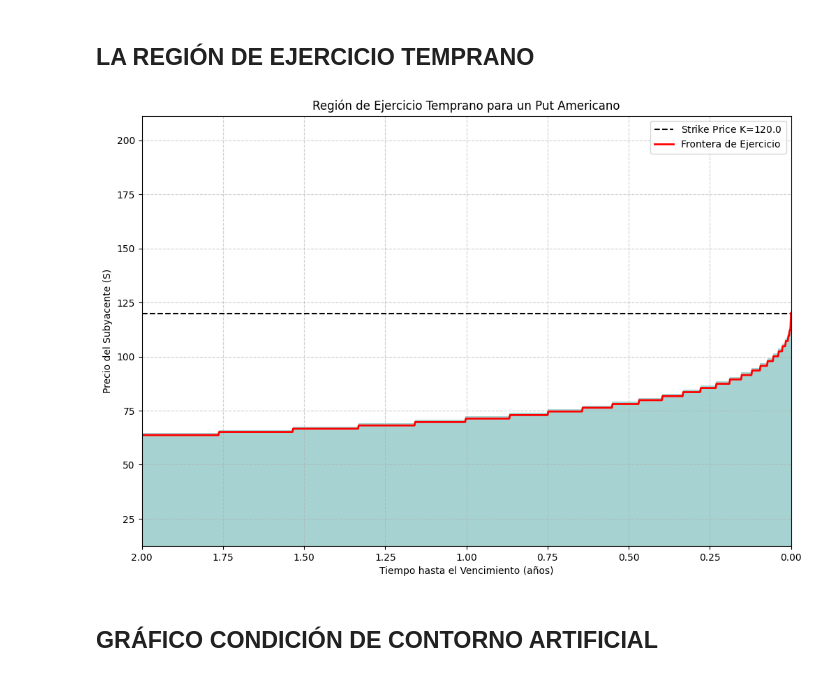
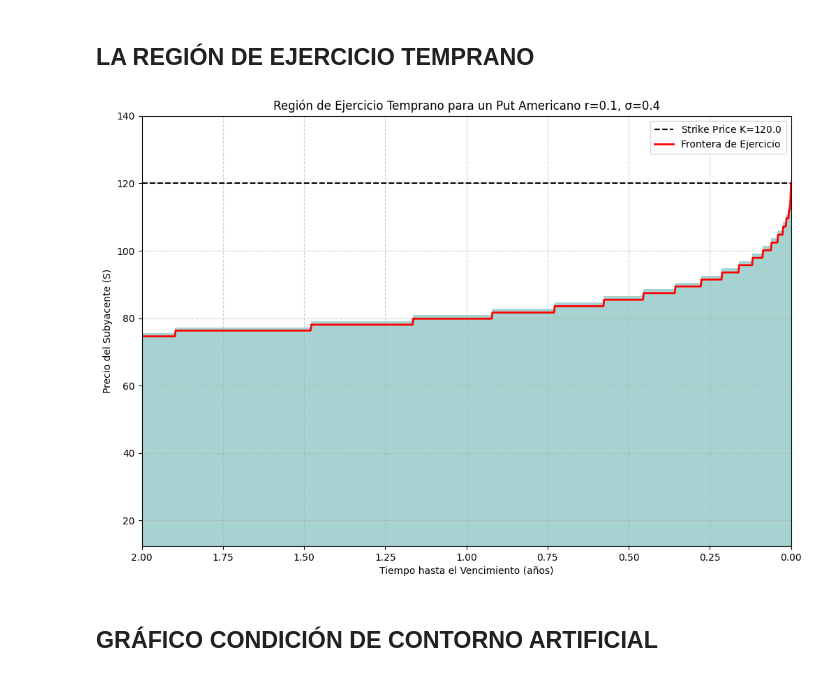
Before and after one commit to tomasgomezpizarro/Proyecto-Financiera, a Jupyter notebook: codigo.ipynb, the cells around one changed output. Saved outputs shown, nothing was run; the diff lists cells and outputs as text; code cells hidden in the pictures.

```diff
--- a/codigo.ipynb
+++ b/codigo.ipynb
@@ -366,8 +381,8 @@ plt.show()
 # Parámetros basados en el Ejemplo 21.1 de Hull (para replicar la figura)
 K_put = 120.0
 T_put = 2  # 3 meses
-r_put = 0.05
-sigma_put = 0.40
+r_put = 0.1
+sigma_put = 0.4
 q_put = 0.0
 is_call = False
 american_put = True
@@ -404,36 +419,36 @@ plt.figure(figsize=(12, 8))
 
 # Usamos contourf para "colorear" las áreas donde exercise_region es True.
 # Los niveles [0.5, 1.5] aseguran que solo se coloree el área 'True' (valor 1).
 plt.contourf(T_grid, S_grid, exercise_region, levels=[0.5, 1.5], alpha=0.4, label='Región de Ejercicio Temprano')
 
 # Graficar la línea del precio de ejercicio (strike) como referencia.
 plt.axhline(y=K_put, color='black', linestyle='--', label=f'Strike Price K=${K_put}$')
 
 # Encontrar y graficar el borde del ejercicio (la línea que separa las regiones).
 # Para cada instante de tiempo, encontramos el precio S más alto para el cual todavía es óptimo ejercer.
 boundary_line = np.zeros(N_put + 1)
 for i in range(N_put + 1):
     # Busca el primer índice 'False' desde los precios bajos. El precio anterior es el borde.
     true_indices = np.where(exercise_region[i, :])[0]
     if len(true_indices) > 0:
         boundary_line[i] = S_vec_put[true_indices[-1]]
     else:
         boundary_line[i] = np.nan # No hay ejercicio para este tiempo
 
 plt.plot(time_to_maturity, boundary_line, color='red', linewidth=2, label='Frontera de Ejercicio')
 
-plt.title('Región de Ejercicio Temprano para un Put Americano')
+plt.title(f'Región de Ejercicio Temprano para un Put Americano r={r_put}, σ={sigma_put}')
 plt.xlabel('Tiempo hasta el Vencimiento (años)')
 plt.ylabel('Precio del Subyacente (S)')
 # Ajustamos los límites del eje Y para enfocarnos en la zona de interés alrededor del strike.
-plt.ylim(K_put * np.exp(-L_put * sigma_put * np.sqrt(T_put)), K_put * np.exp(sigma_put * np.sqrt(T_put)))
+plt.ylim(K_put * np.exp(-L_put * sigma_put * np.sqrt(T_put)), 140)
 plt.xlim(0, T_put)
 plt.legend()
 plt.grid(True, linestyle='--', alpha=0.6)
 plt.gca().invert_xaxis() # El tiempo fluye de T a 0, como es convención en estos gráficos
 plt.show()
 # %% [output]
-[figure, old version]
+[figure, new version]
 # %% [markdown]
 ## GRÁFICO CONDICIÓN DE CONTORNO ARTIFICIAL
 # %%
```
Also changed, not shown: parts of 2 cells of this notebook, 5 other files.
